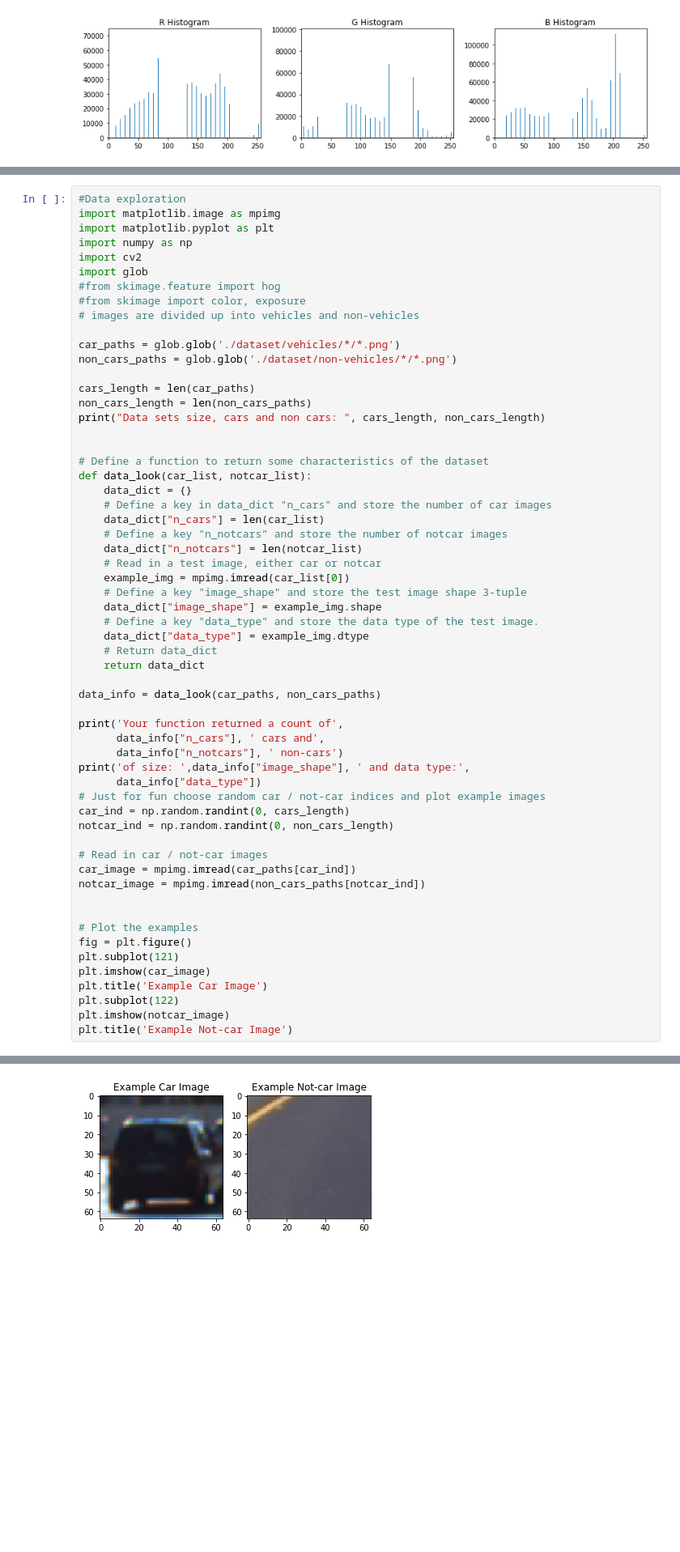
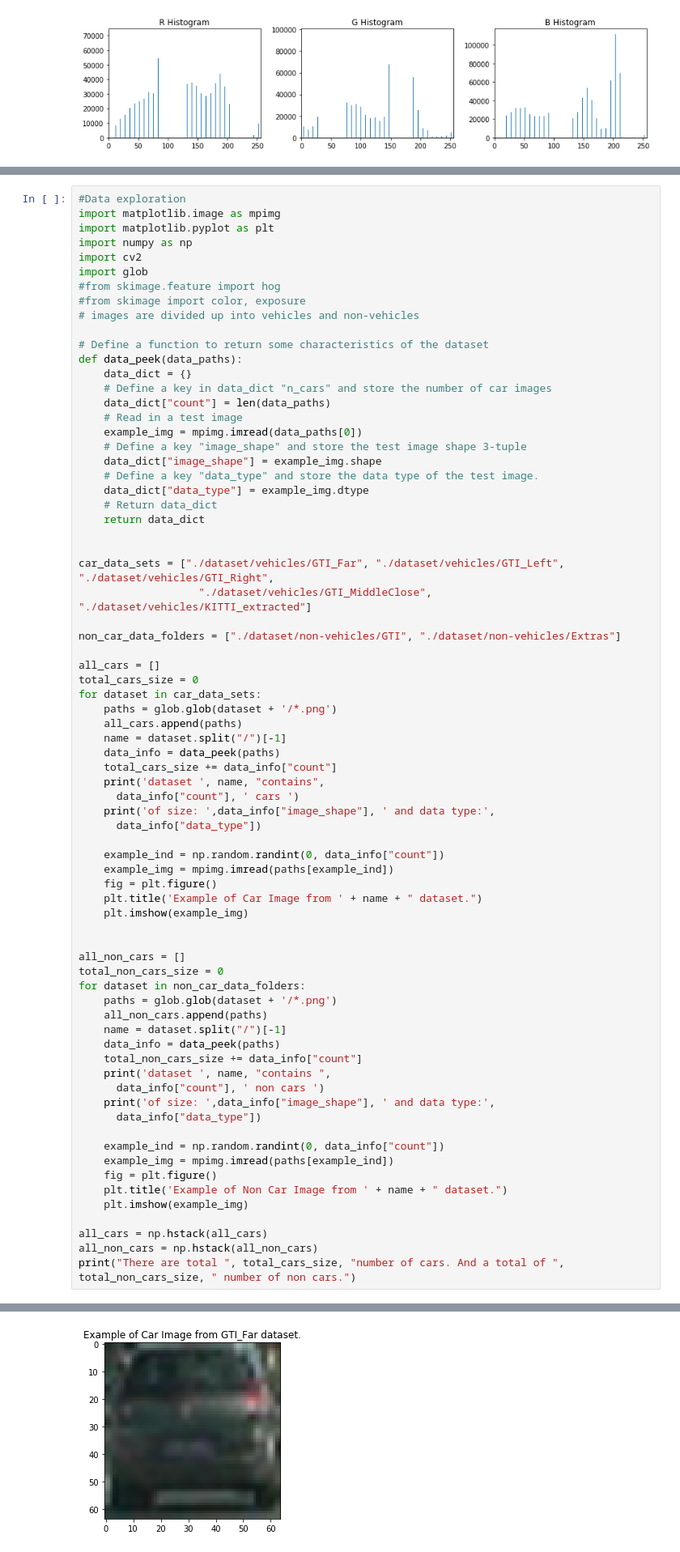
Before and after one commit to RotemShaul/CarND-Vehicle-Detection, a Jupyter notebook: model.ipynb, the cells around one changed output, grey strips where cells are left out. Shown at 81% size. Drawn from its saved outputs; the diff is of its cells as text; blank space fills up the shorter version.

```diff
--- a/model.ipynb
+++ b/model.ipynb
@@ -130,23 +130,13 @@ import glob
 #from skimage import color, exposure
 # images are divided up into vehicles and non-vehicles
 
-car_paths = glob.glob('./dataset/vehicles/*/*.png')
-non_cars_paths = glob.glob('./dataset/non-vehicles/*/*.png')
-
-cars_length = len(car_paths)
-non_cars_length = len(non_cars_paths)
-print("Data sets size, cars and non cars: ", cars_length, non_cars_length)
-
-
 # Define a function to return some characteristics of the dataset
-def data_look(car_list, notcar_list):
+def data_peek(data_paths):
     data_dict = {}
     # Define a key in data_dict "n_cars" and store the number of car images
-    data_dict["n_cars"] = len(car_list)
-    # Define a key "n_notcars" and store the number of notcar images
-    data_dict["n_notcars"] = len(notcar_list)
-    # Read in a test image, either car or notcar
-    example_img = mpimg.imread(car_list[0])
+    data_dict["count"] = len(data_paths)
+    # Read in a test image
+    example_img = mpimg.imread(data_paths[0])
     # Define a key "image_shape" and store the test image shape 3-tuple
     data_dict["image_shape"] = example_img.shape
     # Define a key "data_type" and store the data type of the test image.
@@ -154,28 +144,52 @@ def data_look(car_list, notcar_list):
     # Return data_dict
     return data_dict
 
-data_info = data_look(car_paths, non_cars_paths)
 
-print('Your function returned a count of',
-      data_info["n_cars"], ' cars and',
-      data_info["n_notcars"], ' non-cars')
-print('of size: ',data_info["image_shape"], ' and data type:',
+car_data_sets = ["./dataset/vehicles/GTI_Far", "./dataset/vehicles/GTI_Left", "./dataset/vehicles/GTI_Right",
+                   "./dataset/vehicles/GTI_MiddleClose", "./dataset/vehicles/KITTI_extracted"]
+
+non_car_data_folders = ["./dataset/non-vehicles/GTI", "./dataset/non-vehicles/Extras"]
+
+all_cars = []
+total_cars_size = 0
+for dataset in car_data_sets:
+    paths = glob.glob(dataset + '/*.png')
+    all_cars.append(paths)
+    name = dataset.split("/")[-1]
+    data_info = data_peek(paths)
+    total_cars_size += data_info["count"]
+    print('dataset ', name, "contains",
+      data_info["count"], ' cars ')
+    print('of size: ',data_info["image_shape"], ' and data type:',
       data_info["data_type"])
-# Just for fun choose random car / not-car indices and plot example images
-car_ind = np.random.randint(0, cars_length)
-notcar_ind = np.random.randint(0, non_cars_length)
 
-# Read in car / not-car images
-car_image = mpimg.imread(car_paths[car_ind])
-notcar_image = mpimg.imread(non_cars_paths[notcar_ind])
+    example_ind = np.random.randint(0, data_info["count"])
+    example_img = mpimg.imread(paths[example_ind])
+    fig = plt.figure()
+    plt.title('Example of Car Image from ' + name + " dataset.")
+    plt.imshow(example_img)
 
 
-# Plot the examples
-fig = plt.figure()
-plt.subplot(121)
-plt.imshow(car_image)
-plt.title('Example Car Image')
-plt.subplot(122)
-plt.imshow(notcar_image)
-plt.title('Example Not-car Image')
+all_non_cars = []
+total_non_cars_size = 0
+for dataset in non_car_data_folders:
+    paths = glob.glob(dataset + '/*.png')
+    all_non_cars.append(paths)
+    name = dataset.split("/")[-1]
+    data_info = data_peek(paths)
+    total_non_cars_size += data_info["count"]
+    print('dataset ', name, "contains ",
+      data_info["count"], ' non cars ')
+    print('of size: ',data_info["image_shape"], ' and data type:',
+      data_info["data_type"])
+
+    example_ind = np.random.randint(0, data_info["count"])
+    example_img = mpimg.imread(paths[example_ind])
+    fig = plt.figure()
+    plt.title('Example of Non Car Image from ' + name + " dataset.")
+    plt.imshow(example_img)
+
+all_cars = np.hstack(all_cars)
+all_non_cars = np.hstack(all_non_cars)
+print("There are total ", total_cars_size, "number of cars. And a total of ", total_non_cars_size, " number of non cars.")
 # %% [output]
@@ -186 +211 @@ of size:  (64, 64, 3)  and data type: float32
-[figure, old version]
+[figure, new version]
```
Also changed, not shown: parts of 10 cells of this notebook, 1 other file.
